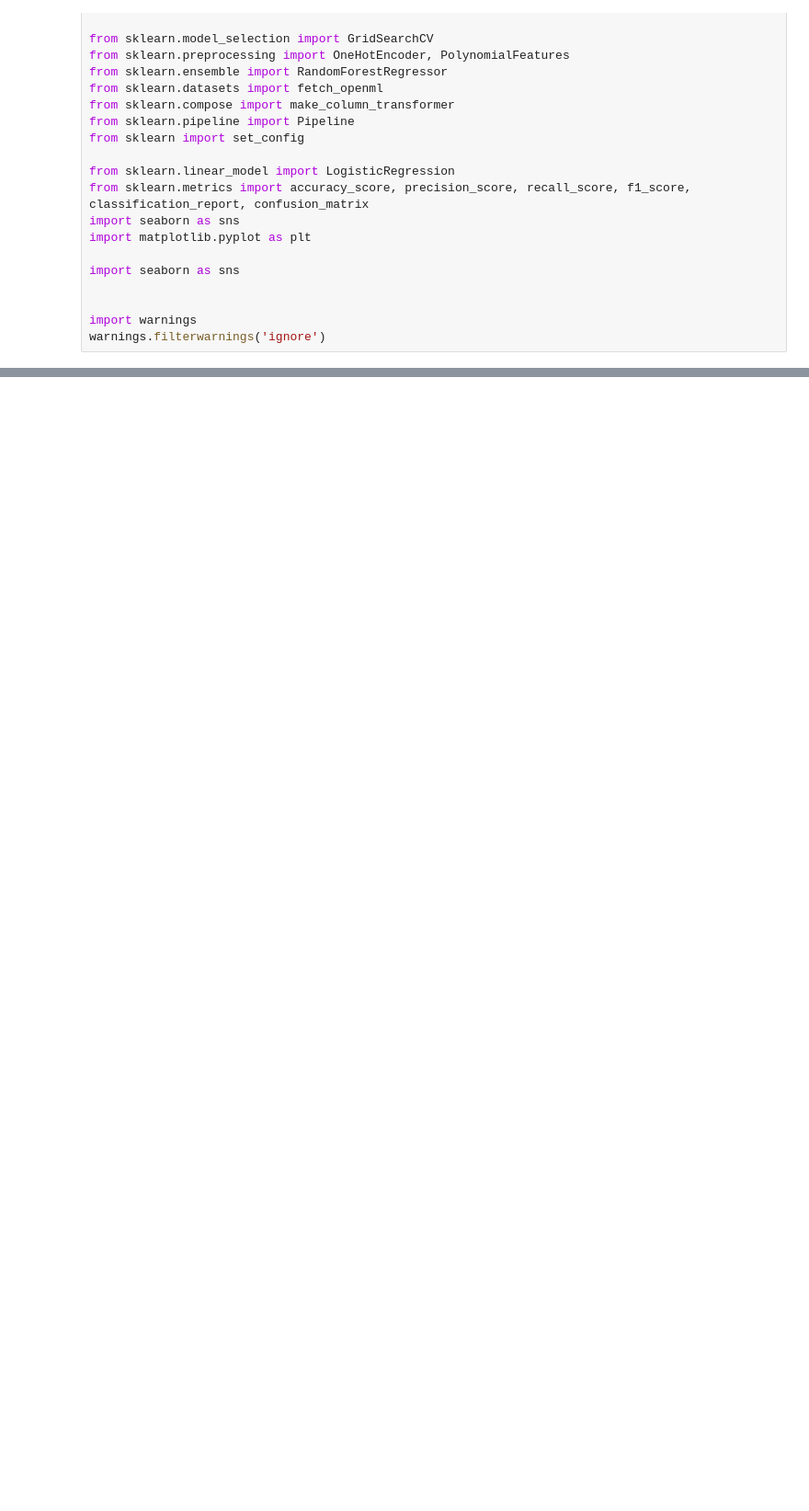
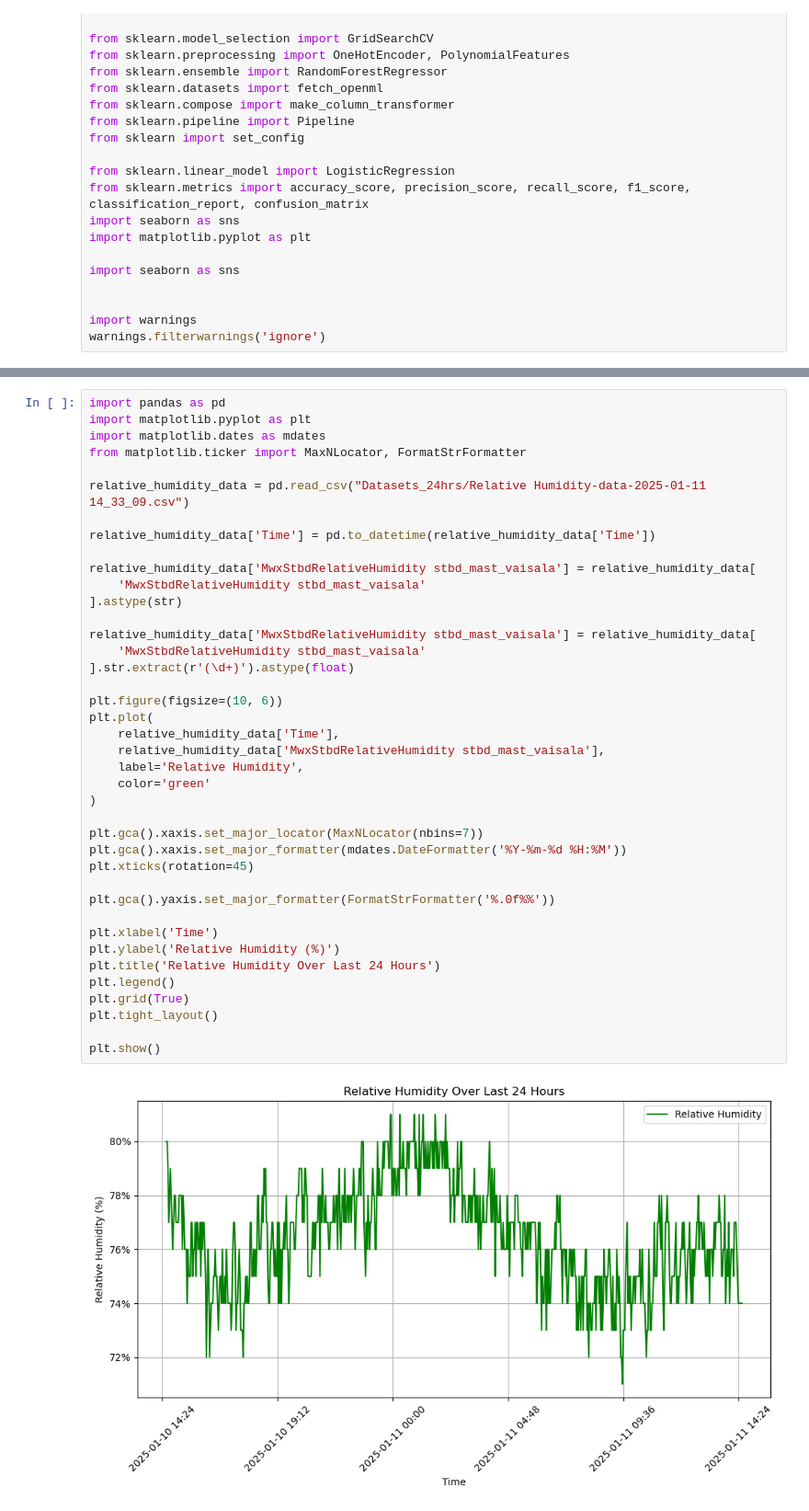
Before and after one commit to Asgar-Fataymamode/OceanX_Project1, a Jupyter notebook: Notebook.ipynb, the cells around one changed output, grey strips where cells are left out. Shown: that part at 92% size. Cells and saved outputs as stored; diff of their text form; blank space fills up the shorter version.

```diff
--- a/Notebook.ipynb
+++ b/Notebook.ipynb
@@ -38,0 +113,42 @@ data = pd.read_csv('Datasets/{file_name}.csv')
+# %%
+import pandas as pd
+import matplotlib.pyplot as plt
+import matplotlib.dates as mdates
+from matplotlib.ticker import MaxNLocator, FormatStrFormatter
+
+relative_humidity_data = pd.read_csv("Datasets_24hrs/Relative Humidity-data-2025-01-11 14_33_09.csv")
+
+relative_humidity_data['Time'] = pd.to_datetime(relative_humidity_data['Time'])
+
+relative_humidity_data['MwxStbdRelativeHumidity stbd_mast_vaisala'] = relative_humidity_data[
+    'MwxStbdRelativeHumidity stbd_mast_vaisala'
+].astype(str)
+
+relative_humidity_data['MwxStbdRelativeHumidity stbd_mast_vaisala'] = relative_humidity_data[
+    'MwxStbdRelativeHumidity stbd_mast_vaisala'
+].str.extract(r'(\d+)').astype(float)
+
+plt.figure(figsize=(10, 6))
+plt.plot(
+    relative_humidity_data['Time'],
+    relative_humidity_data['MwxStbdRelativeHumidity stbd_mast_vaisala'],
+    label='Relative Humidity',
+    color='green'
+)
+
+plt.gca().xaxis.set_major_locator(MaxNLocator(nbins=7))
+plt.gca().xaxis.set_major_formatter(mdates.DateFormatter('%Y-%m-%d %H:%M'))
+plt.xticks(rotation=45)
+
+plt.gca().yaxis.set_major_formatter(FormatStrFormatter('%.0f%%'))
+
+plt.xlabel('Time')
+plt.ylabel('Relative Humidity (%)')
+plt.title('Relative Humidity Over Last 24 Hours')
+plt.legend()
+plt.grid(True)
+plt.tight_layout()
+
+plt.show()
+# %% [output]
+[figure, added]
```
Also changed, not shown: parts of 10 cells of this notebook, 9 other files.
